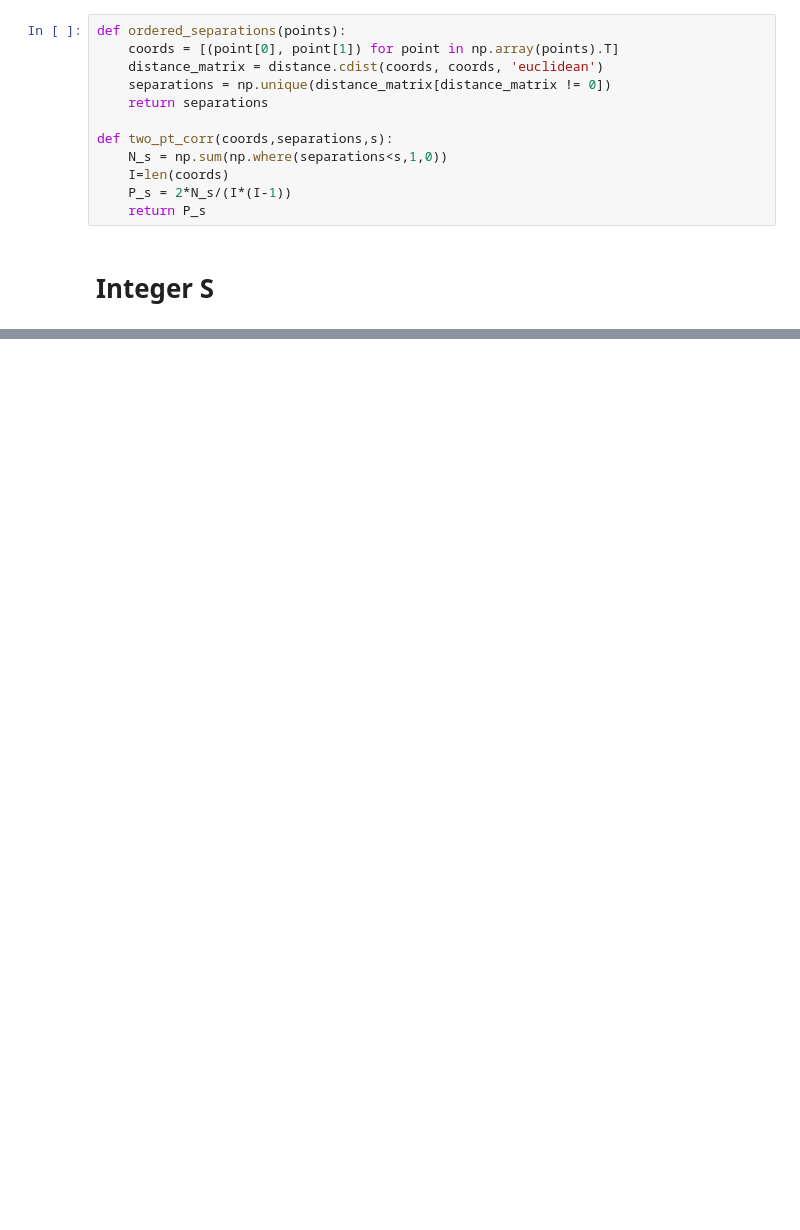
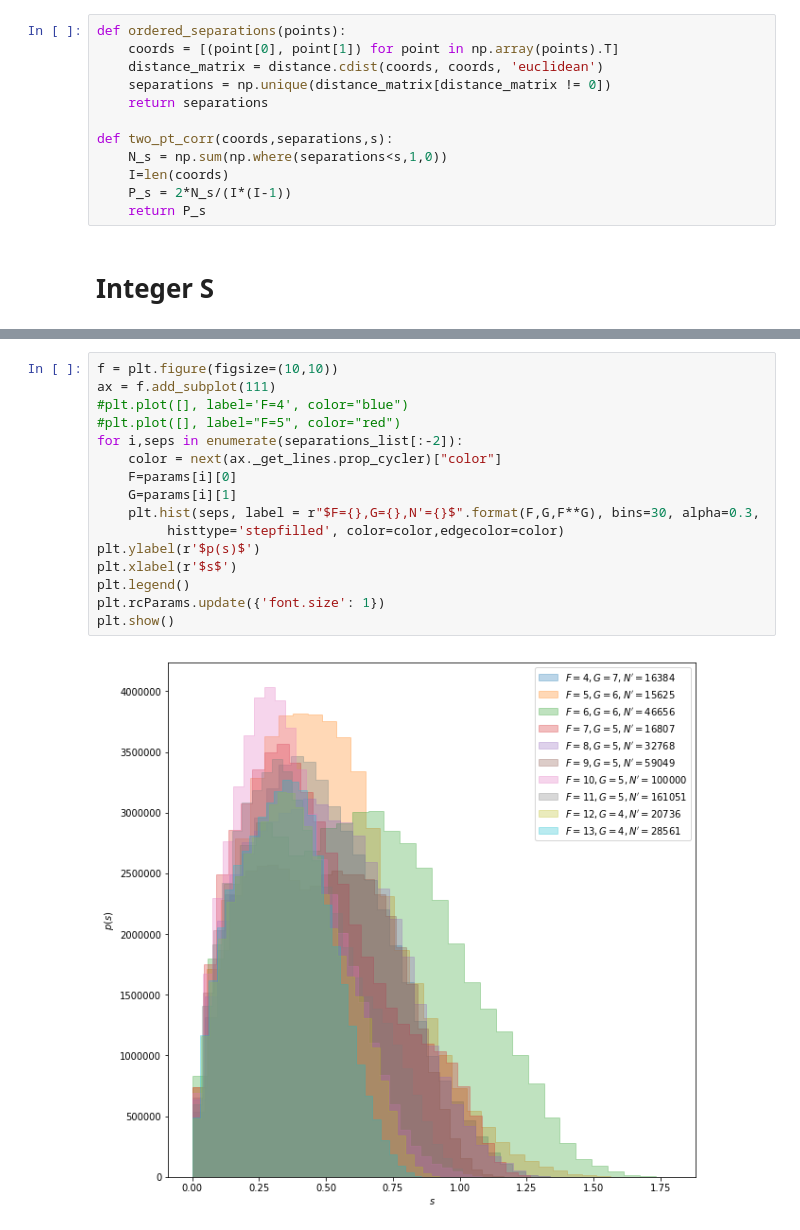
Before and after one commit to MBates92/Scripts, a Jupyter notebook: JupyterNotebooks/Elmegreen's fractal algorithm.ipynb, the cells around one changed output, grey strips where cells are left out. Drawn from its saved outputs; the diff is of its cells as text; blank space fills up the shorter version.

```diff
--- a/JupyterNotebooks/Elmegreen's fractal algorithm.ipynb
+++ b/JupyterNotebooks/Elmegreen's fractal algorithm.ipynb
@@ -196,0 +278,18 @@ plt.show()
+# %%
+f = plt.figure(figsize=(10,10))
+ax = f.add_subplot(111)
+#plt.plot([], label='F=4', color="blue")
+#plt.plot([], label="F=5", color="red")
+for i,seps in enumerate(separations_list[:-2]):
+    color = next(ax._get_lines.prop_cycler)["color"]
+    F=params[i][0]
+    G=params[i][1]
+    plt.hist(seps, label = r"$F={},G={},N'={}$".format(F,G,F**G), bins=30, alpha=0.3,
+         histtype='stepfilled', color=color,edgecolor=color)
+plt.ylabel(r'$p(s)$')
+plt.xlabel(r'$s$')
+plt.legend()
+plt.rcParams.update({'font.size': 1})
+plt.show()
+# %% [output]
+[figure, added]
```
Also changed, not shown: parts of 18 cells of this notebook.
